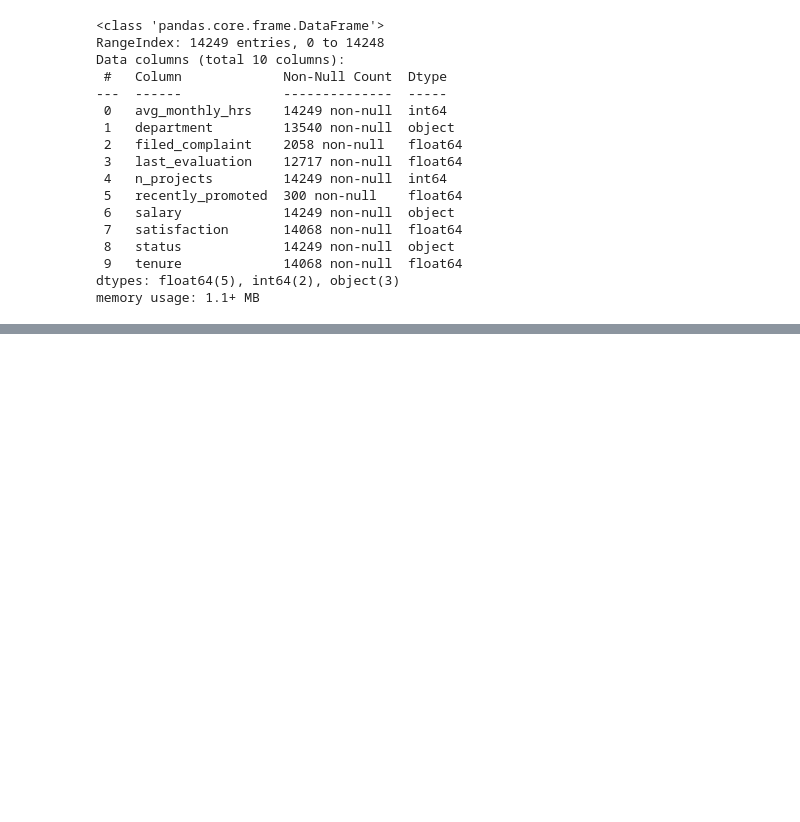
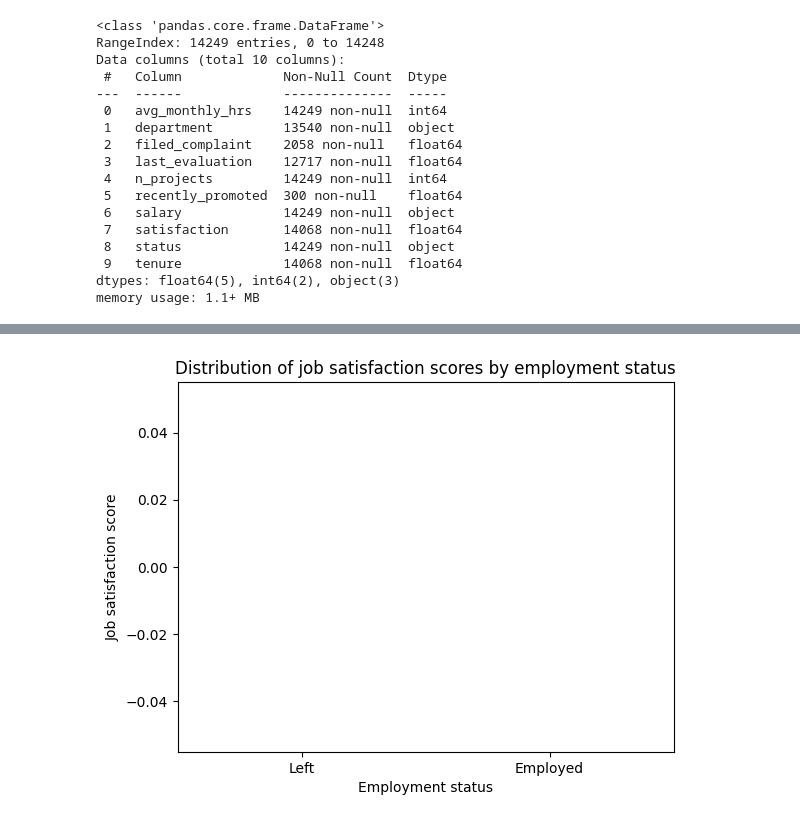
Before and after one commit to Deyonrose/labexercises, a Jupyter notebook: 2348513_lab7.ipynb, the cells around one changed output, grey strips where cells are left out. Cells and saved outputs as stored; diff of their text form; code cells hidden in the pictures; blank space fills up the shorter version.

```diff
--- a/2348513_lab7.ipynb
+++ b/2348513_lab7.ipynb
@@ -68,0 +106,9 @@ df= df.fillna(method='ffill')
+# %%
+# Create a boxplot of job satisfaction scores by employment status using matplotlib
+plt.boxplot([df[df['status'] == 'Left']['satisfaction'], df[df['status'] == 'Employed']['satisfaction']], labels=['Left', 'Employed'])
+plt.xlabel('Employment status')
+plt.ylabel('Job satisfaction score')
+plt.title('Distribution of job satisfaction scores by employment status')
+plt.show()
+# %% [output]
+[figure, added]
```
Also changed, not shown: parts of 32 cells of this notebook.
